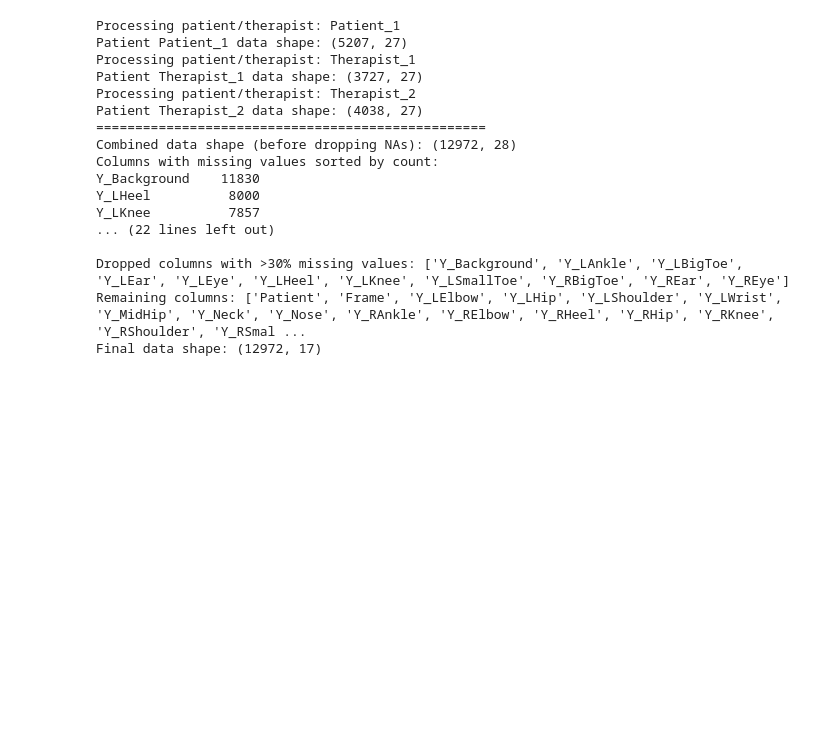
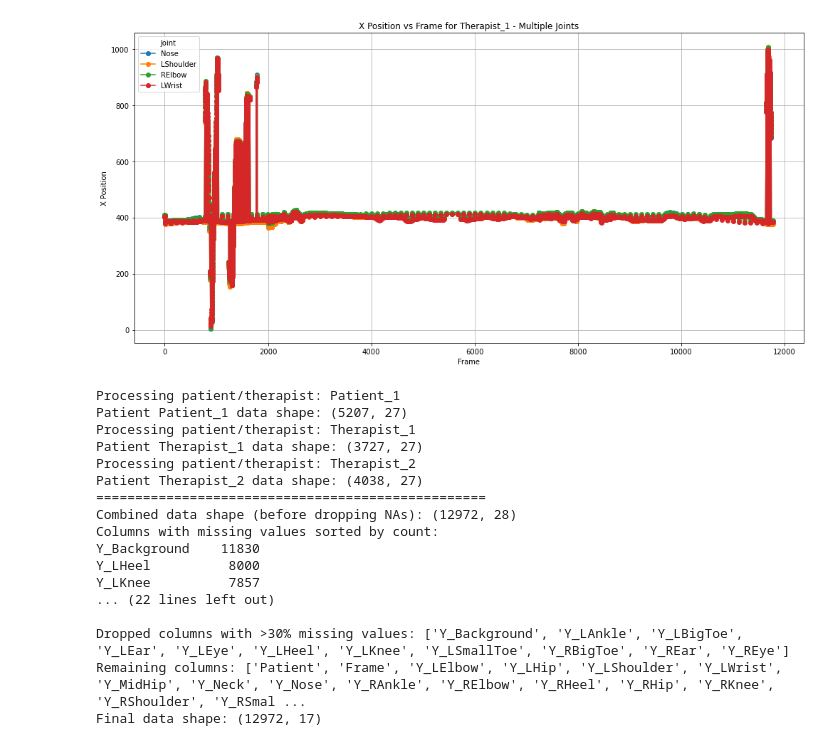
Before and after one commit to LiubovRev/sense_project, a Jupyter notebook: pose_classification/pose_classification_new.ipynb, the cells around one changed output. Saved outputs shown, nothing was run; the diff lists cells and outputs as text; code cells hidden in the pictures; blank space fills up the shorter version.

```diff
--- a/pose_classification/pose_classification_new.ipynb
+++ b/pose_classification/pose_classification_new.ipynb
@@ -19,3 +75,23 @@ joint_positions = pd.read_csv("joint_positions.csv")
+# %%
+plt.figure(figsize=(14, 7))
+
+for joint in joints_to_plot:
+    subset = joint_positions[
+        (joint_positions["Patient"] == "Therapist_1") &
+        (joint_positions["Joint"] == joint)
+    ]
+
+    plt.plot(subset['Frame'].values, subset['X'].values, marker='o', linestyle='-', label=joint)
+
+plt.title("X Position vs Frame for Therapist_1 - Multiple Joints")
+plt.xlabel("Frame")
+plt.ylabel("X Position")
+plt.legend(title="Joint")
+plt.grid(True)
+plt.tight_layout()
+plt.show()
+# %% [output]
+[figure, added]
 # %%
 # Initialize dictionary to store per-patient DataFrames
 patient_data = {}
```
Also changed, not shown: parts of 9 cells of this notebook.
